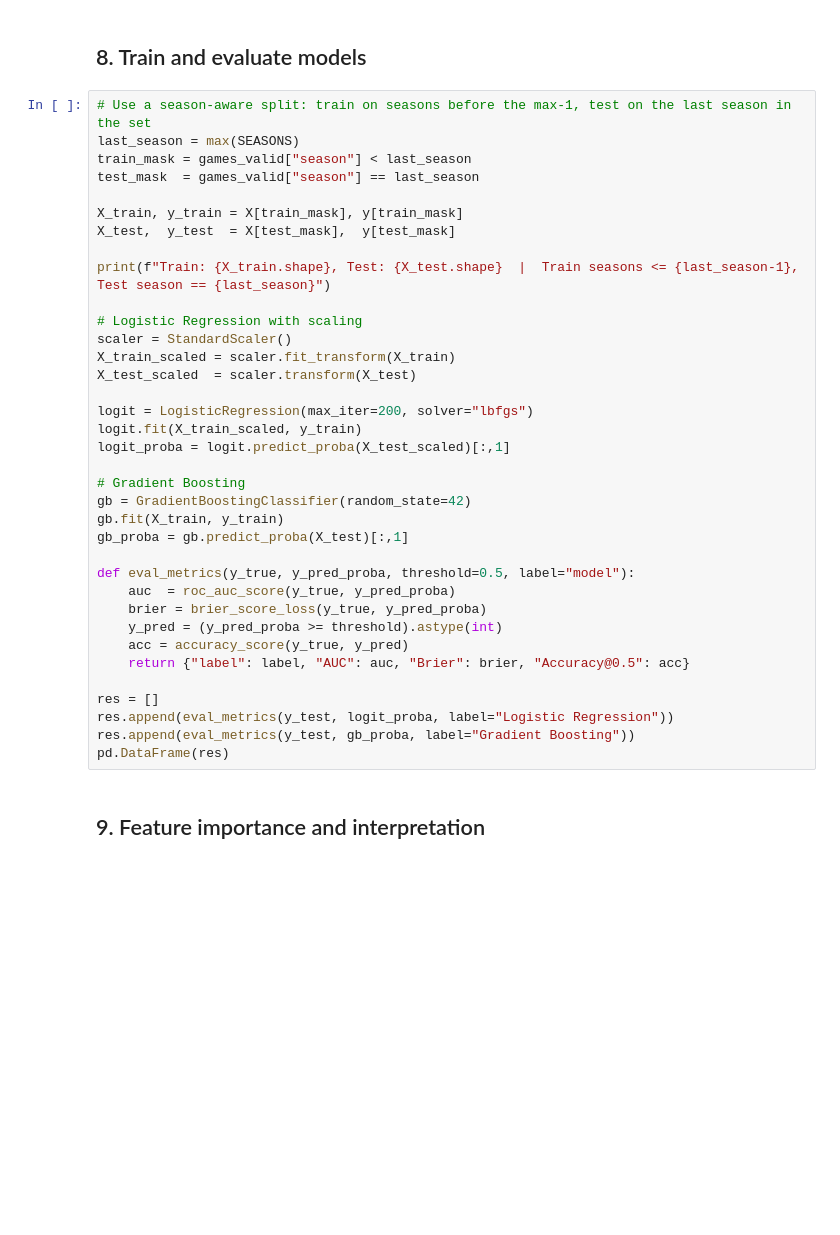
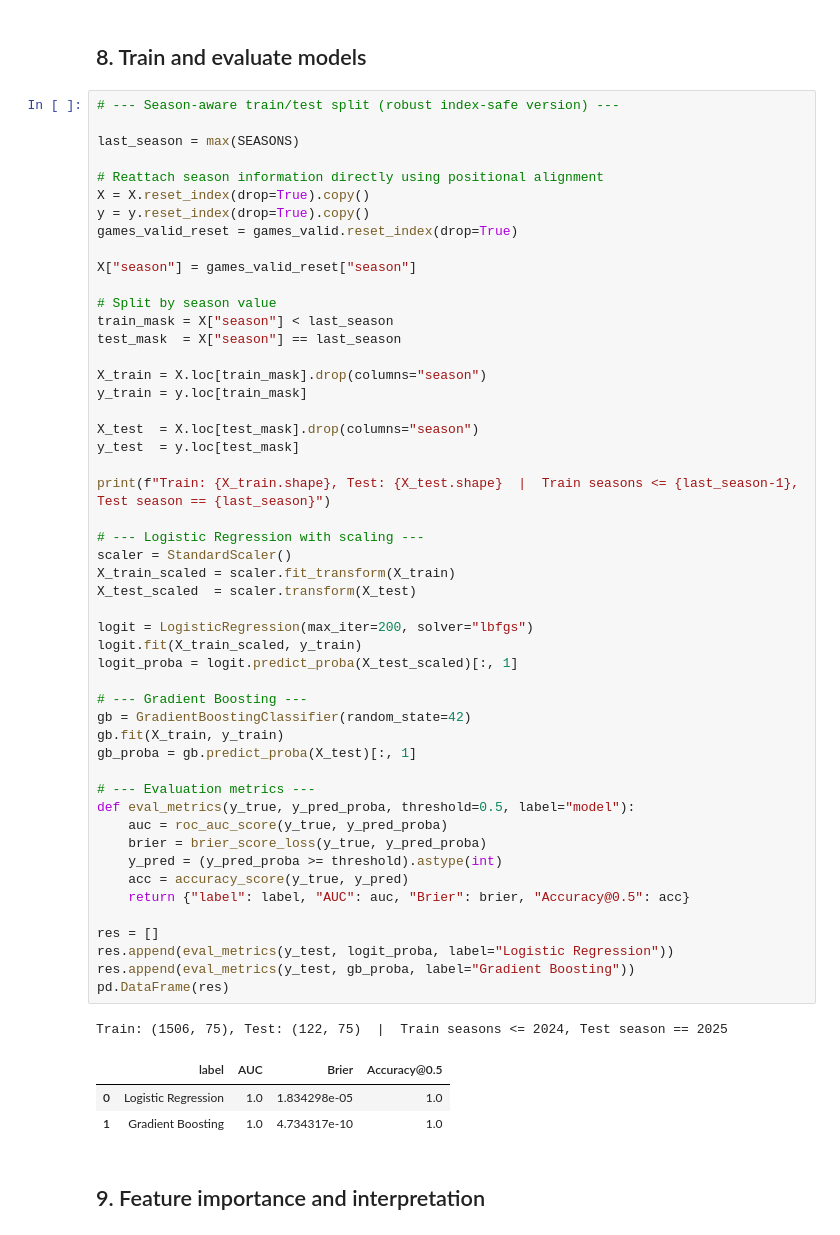
Before and after one commit to joshuadollison/CIS508, a Jupyter notebook: nflfastR_RBSDM_end_to_end.ipynb, the cells around one changed output. Drawn from its saved outputs; the diff is of its cells as text; blank space fills up the shorter version.

```diff
--- a/nflfastR_RBSDM_end_to_end.ipynb
+++ b/nflfastR_RBSDM_end_to_end.ipynb
@@ -257,41 +321,60 @@ X.head()
 # %% [markdown]
 ## 8. Train and evaluate models
 # %%
-# Use a season-aware split: train on seasons before the max-1, test on the last season in the set
+# --- Season-aware train/test split (robust index-safe version) ---
+
 last_season = max(SEASONS)
-train_mask = games_valid["season"] < last_season
-test_mask  = games_valid["season"] == last_season
 
-X_train, y_train = X[train_mask], y[train_mask]
-X_test,  y_test  = X[test_mask],  y[test_mask]
+# Reattach season information directly using positional alignment
+X = X.reset_index(drop=True).copy()
+y = y.reset_index(drop=True).copy()
+games_valid_reset = games_valid.reset_index(drop=True)
+
+X["season"] = games_valid_reset["season"]
+
+# Split by season value
+train_mask = X["season"] < last_season
+test_mask  = X["season"] == last_season
+
+X_train = X.loc[train_mask].drop(columns="season")
+y_train = y.loc[train_mask]
+
+X_test  = X.loc[test_mask].drop(columns="season")
+y_test  = y.loc[test_mask]
 
 print(f"Train: {X_train.shape}, Test: {X_test.shape}  |  Train seasons <= {last_season-1}, Test season == {last_season}")
 
-# Logistic Regression with scaling
+# --- Logistic Regression with scaling ---
 scaler = StandardScaler()
 X_train_scaled = scaler.fit_transform(X_train)
 X_test_scaled  = scaler.transform(X_test)
 
 logit = LogisticRegression(max_iter=200, solver="lbfgs")
 logit.fit(X_train_scaled, y_train)
-logit_proba = logit.predict_proba(X_test_scaled)[:,1]
+logit_proba = logit.predict_proba(X_test_scaled)[:, 1]
 
-# Gradient Boosting
+# --- Gradient Boosting ---
 gb = GradientBoostingClassifier(random_state=42)
 gb.fit(X_train, y_train)
-gb_proba = gb.predict_proba(X_test)[:,1]
+gb_proba = gb.predict_proba(X_test)[:, 1]
 
+# --- Evaluation metrics ---
 def eval_metrics(y_true, y_pred_proba, threshold=0.5, label="model"):
-    auc  = roc_auc_score(y_true, y_pred_proba)
+    auc = roc_auc_score(y_true, y_pred_proba)
     brier = brier_score_loss(y_true, y_pred_proba)
     y_pred = (y_pred_proba >= threshold).astype(int)
     acc = accuracy_score(y_true, y_pred)
     return {"label": label, "AUC": auc, "Brier": brier, "Accuracy@0.5": acc}
 
 res = []
 res.append(eval_metrics(y_test, logit_proba, label="Logistic Regression"))
 res.append(eval_metrics(y_test, gb_proba, label="Gradient Boosting"))
 pd.DataFrame(res)
+# %% [output]
+Train: (1506, 75), Test: (122, 75)  |  Train seasons <= 2024, Test season == 2025
+|  | label | AUC | Brier | Accuracy@0.5 |
+| 0 | Logistic Regression | 1.0 | 1.834298e-05 | 1.0 |
+| 1 | Gradient Boosting | 1.0 | 4.734317e-10 | 1.0 |
 # %% [markdown]
 ## 9. Feature importance and interpretation
 # %%
```
Also changed, not shown: parts of 11 cells of this notebook.
